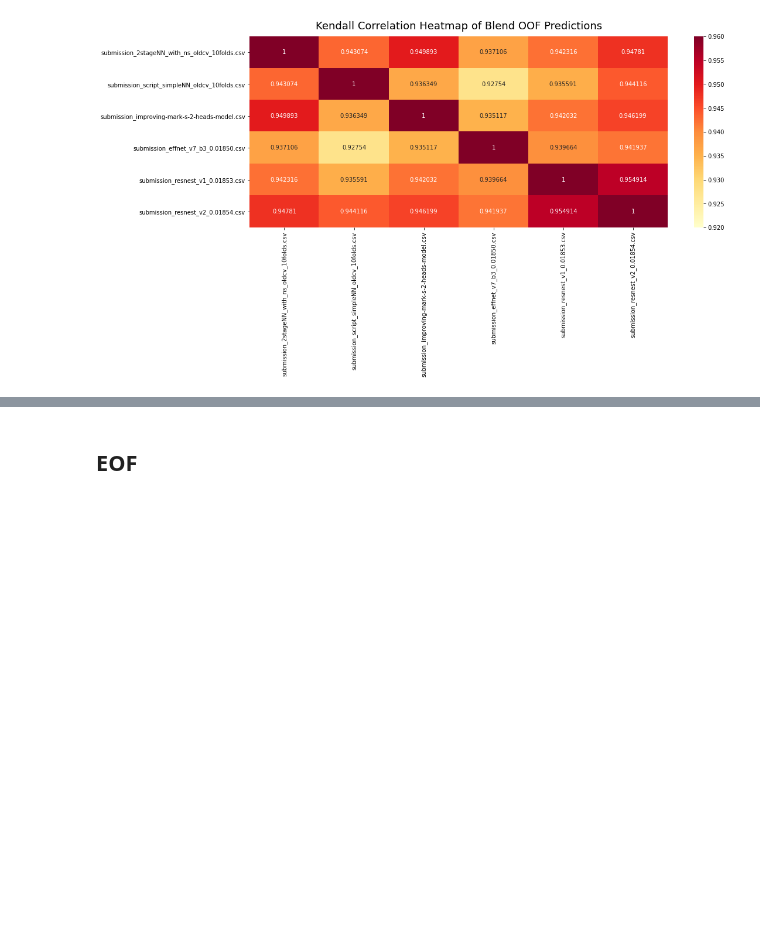
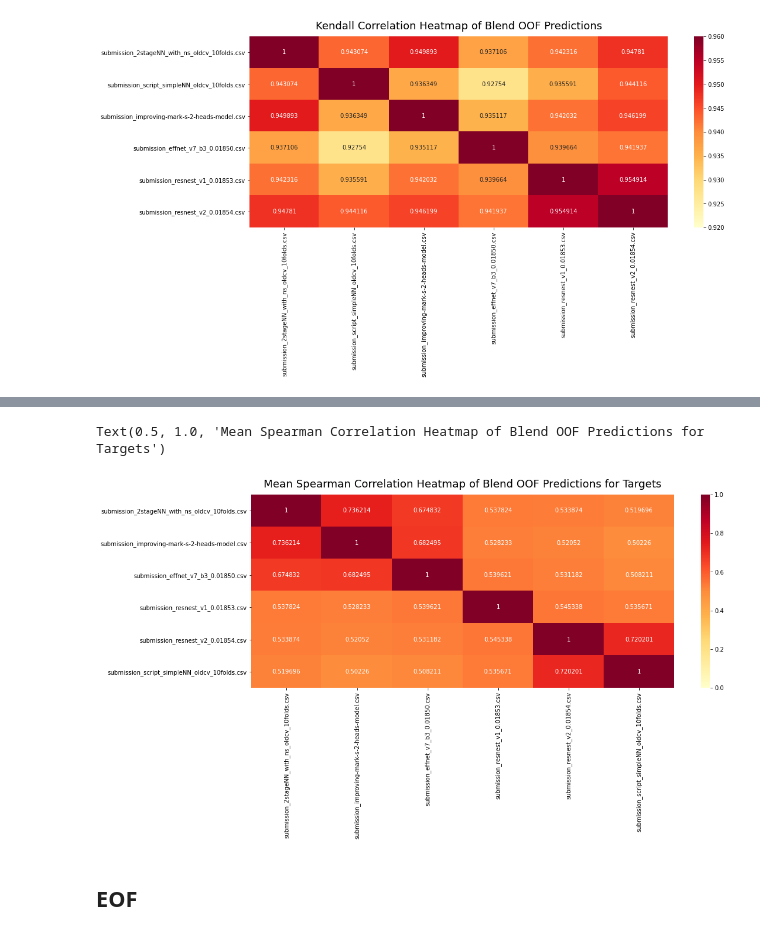
Before and after one commit to guitarmind/kaggle_moa_winner_hungry_for_gold, a Jupyter notebook: blends/blend_eda_v7.ipynb, the cells around one changed output, grey strips where cells are left out. Cells and saved outputs as stored; diff of their text form; code cells hidden in the pictures; blank space fills up the shorter version.

```diff
--- a/blends/blend_eda_v7.ipynb
+++ b/blends/blend_eda_v7.ipynb
@@ -827,3 +953,22 @@ Text(0.5, 1.0, 'Kendall Correlation Heatmap of Blend OOF Predictions')
+# %%
+plt.figure(figsize=(16, 6))
+heatmap = sns.heatmap(mean_oof_corr,
+                      vmin=0,
+                      vmax=1,
+                      fmt='.6g',
+                      cmap='YlOrRd',
+                      annot=True)
+# center=0.7)
+# annot=True)
+# cmap='jet')
+# cmap='BrBG')
+heatmap.set_title(
+    'Mean Spearman Correlation Heatmap of Blend OOF Predictions for Targets',
+    fontdict={'fontsize': 18},
+    pad=12)
+# %% [output]
+Text(0.5, 1.0, 'Mean Spearman Correlation Heatmap of Blend OOF Predictions for Targets')
+[figure, added]
 # %%
 if run_submit_script:
     print(submission.shape)
```
Also changed, not shown: parts of 9 cells of this notebook, 1 other file.
